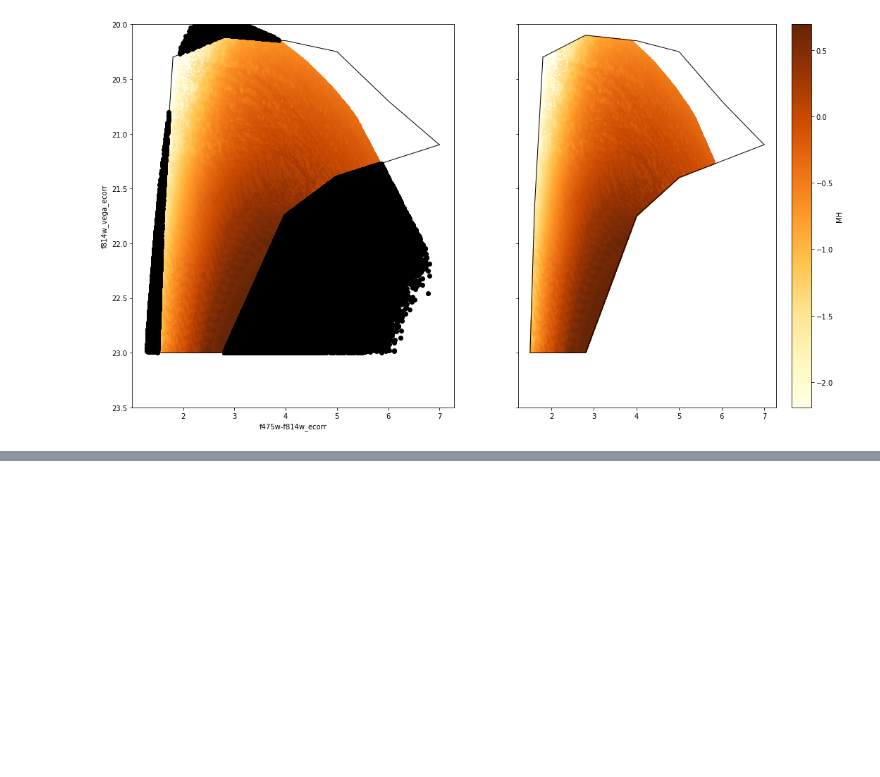
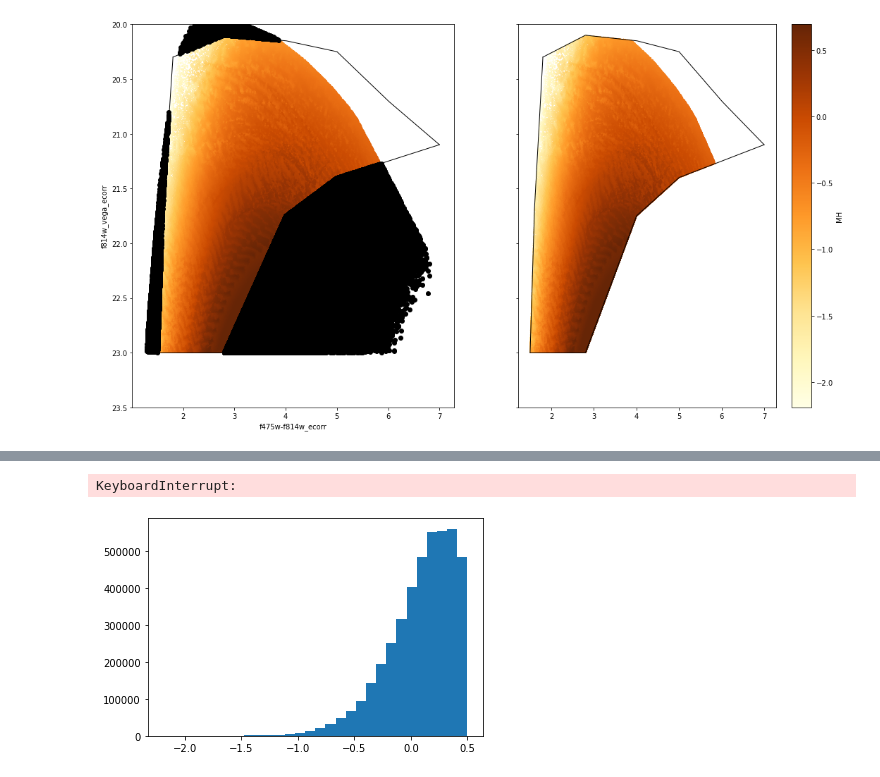
Before and after one commit to mmckay18/phast_rgbstars_mdf, a Jupyter notebook: code/test_module_fns.ipynb, the cells around one changed output, grey strips where cells are left out. Drawn from its saved outputs; the diff is of its cells as text; code cells hidden in the pictures; blank space fills up the shorter version.

```diff
--- a/code/test_module_fns.ipynb
+++ b/code/test_module_fns.ipynb
@@ -184,0 +322,47 @@ Saving the photometry catalog with interpolated values as /Users/mmckay/phd_proj
+# %%
+csv_filepath = '/Users/mmckay/phd_projects/analysis_routine/DATA/Interpolated_phat_rgb_selection.csv'
+df = pd.read_csv(csv_filepath)
+df = df[df['interpolated_MH'] <= 0.5]
+
+
+# Create a density contour plot using Plotly Express
+fig = px.density_contour(df, x='ra', y='dec')
+
+# Add labels and title
+fig.update_layout(xaxis_title='RA', yaxis_title='DEC', title=f'{csv_filepath.split("/")[-1:]}: N={len(df)}')
+
+# Reverse the y-axis
+# fig.update_layout(yaxis=dict(autorange="reversed"))
+
+# Save the plot as a JPEG file
+pio.write_image(fig, '/Users/mmckay/phd_projects/analysis_routine/FIGURES/spatial_map_contour_plot.jpeg')
+# %%
+fig = go.Figure()
+fig.add_trace(go.Histogram2dContour(
+        x = df['ra'],
+        y = df['dec'],
+        colorscale = 'Blues',
+        reversescale = True,
+        xaxis = 'x',
+        yaxis = 'y'
+    ))
+fig.add_trace(go.Scatter(
+        x = df['ra'],
+        y = df['dec'],
+        xaxis = 'x',
+        yaxis = 'y',
+        mode = 'markers',
+        marker = dict(
+            color = 'rgba(0,0,0,0.3)',
+            size = 3
+        )
+    ))
+pio.write_image(fig, '/Users/mmckay/phd_projects/analysis_routine/FIGURES/spatial_map_contour_plot.jpeg')
+# fig.show()
+# %% [output]
+KeyboardInterrupt:
+# %%
+plt.hist(df['interpolated_MH'].to_numpy(), bins=30)
+plt.show()
+# %% [output]
+[figure, added]
```
Also changed, not shown: parts of 19 cells of this notebook, 7 other files.
